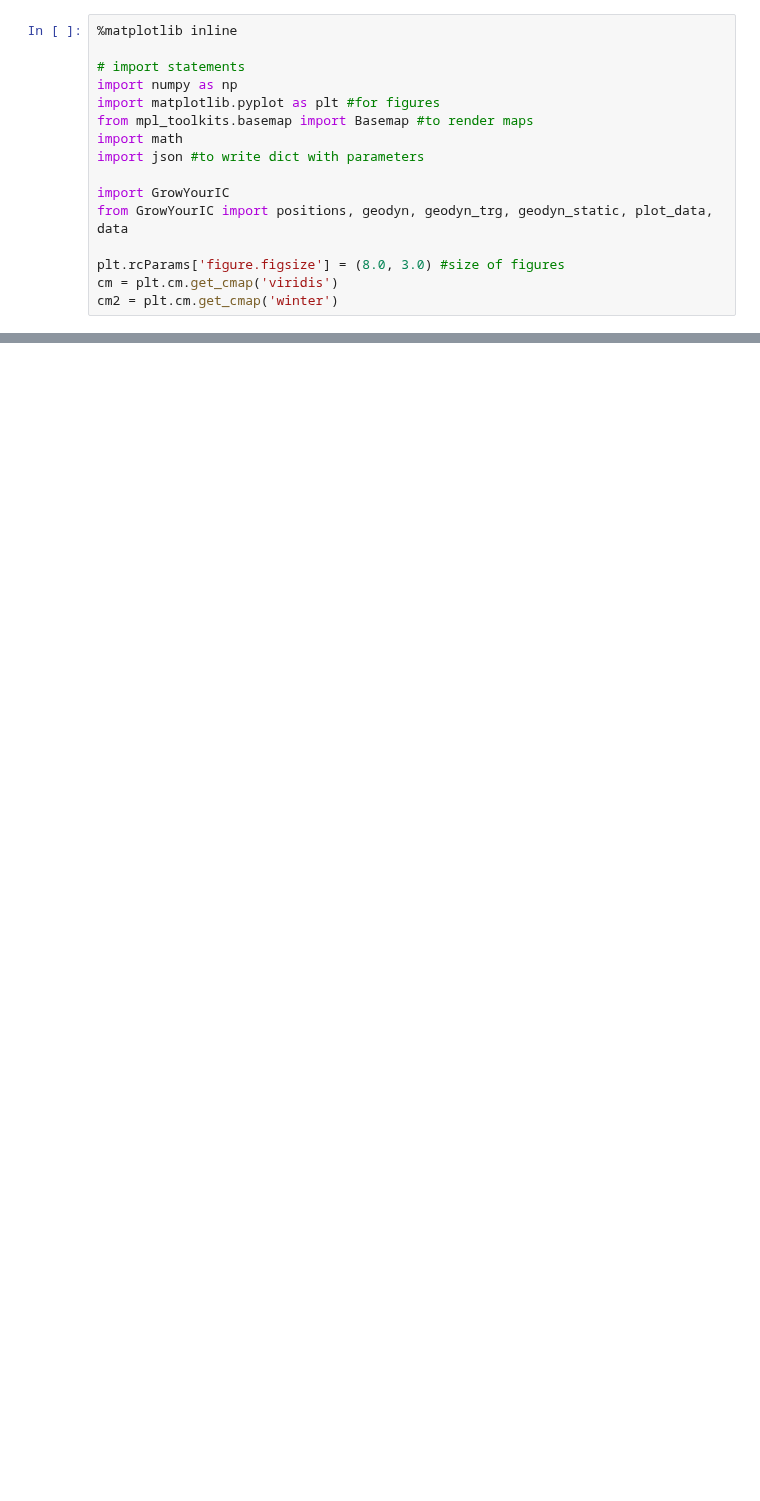
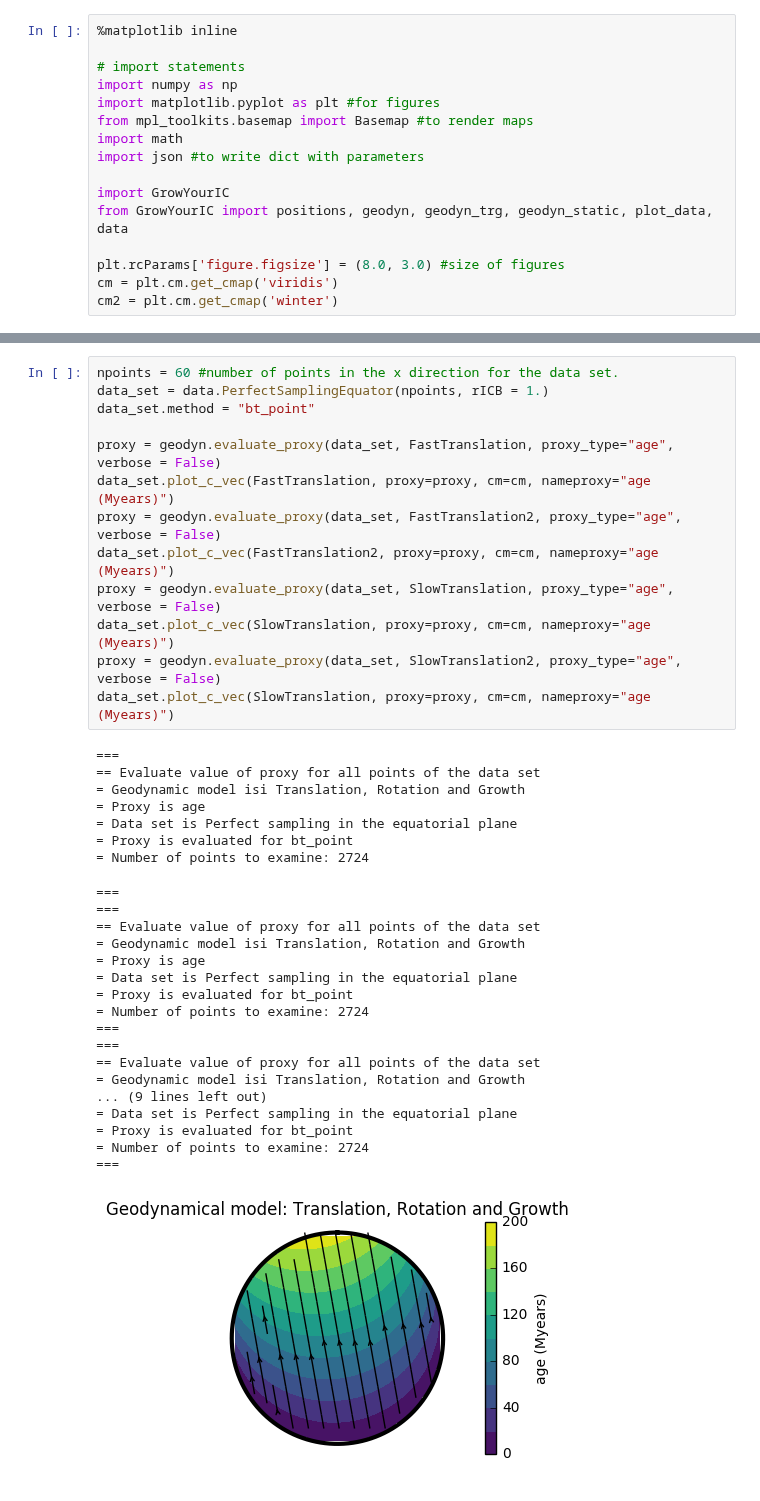
Before and after one commit to MarineLasbleis/GrowYourIC, a Jupyter notebook: notebooks/Fig3.ipynb, the cells around one changed output, grey strips where cells are left out. Saved outputs shown, nothing was run; the diff lists cells and outputs as text; blank space fills up the shorter version.

```diff
--- a/notebooks/Fig3.ipynb
+++ b/notebooks/Fig3.ipynb
@@ -189,0 +121,39 @@ ax3.set_ylabel("depth below ICB (km)")
+# %%
+npoints = 60 #number of points in the x direction for the data set.
+data_set = data.PerfectSamplingEquator(npoints, rICB = 1.)
+data_set.method = "bt_point"
+
+proxy = geodyn.evaluate_proxy(data_set, FastTranslation, proxy_type="age", verbose = False)
+data_set.plot_c_vec(FastTranslation, proxy=proxy, cm=cm, nameproxy="age (Myears)")
+proxy = geodyn.evaluate_proxy(data_set, FastTranslation2, proxy_type="age", verbose = False)
+data_set.plot_c_vec(FastTranslation2, proxy=proxy, cm=cm, nameproxy="age (Myears)")
+proxy = geodyn.evaluate_proxy(data_set, SlowTranslation, proxy_type="age", verbose = False)
+data_set.plot_c_vec(SlowTranslation, proxy=proxy, cm=cm, nameproxy="age (Myears)")
+proxy = geodyn.evaluate_proxy(data_set, SlowTranslation2, proxy_type="age", verbose = False)
+data_set.plot_c_vec(SlowTranslation, proxy=proxy, cm=cm, nameproxy="age (Myears)")
+# %% [output]
+===
+== Evaluate value of proxy for all points of the data set
+= Geodynamic model isi Translation, Rotation and Growth
+= Proxy is age
+= Data set is Perfect sampling in the equatorial plane
+= Proxy is evaluated for bt_point
+= Number of points to examine: 2724
+===
+===
+== Evaluate value of proxy for all points of the data set
+= Geodynamic model isi Translation, Rotation and Growth
+= Proxy is age
+= Data set is Perfect sampling in the equatorial plane
+= Proxy is evaluated for bt_point
+= Number of points to examine: 2724
+===
+===
+== Evaluate value of proxy for all points of the data set
+= Geodynamic model isi Translation, Rotation and Growth
+... (9 lines left out)
+= Data set is Perfect sampling in the equatorial plane
+= Proxy is evaluated for bt_point
+= Number of points to examine: 2724
+===
+[figure, added]
```
Also changed, not shown: parts of 5 cells of this notebook, 5 other files.
